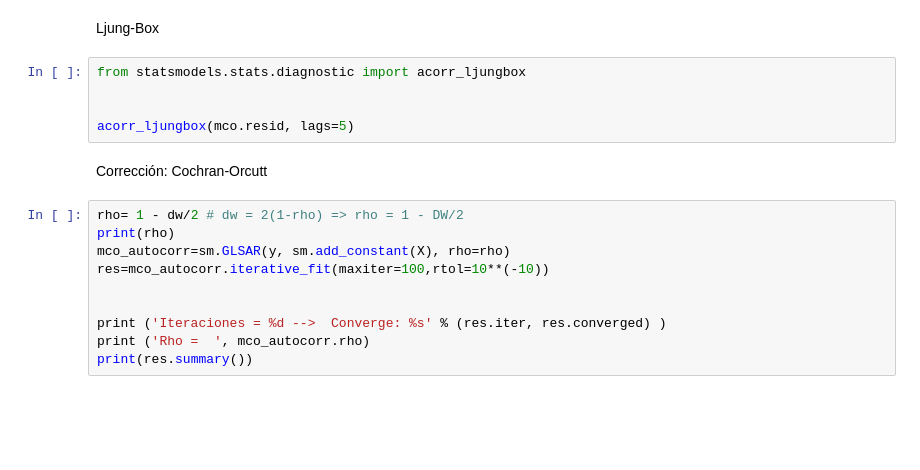
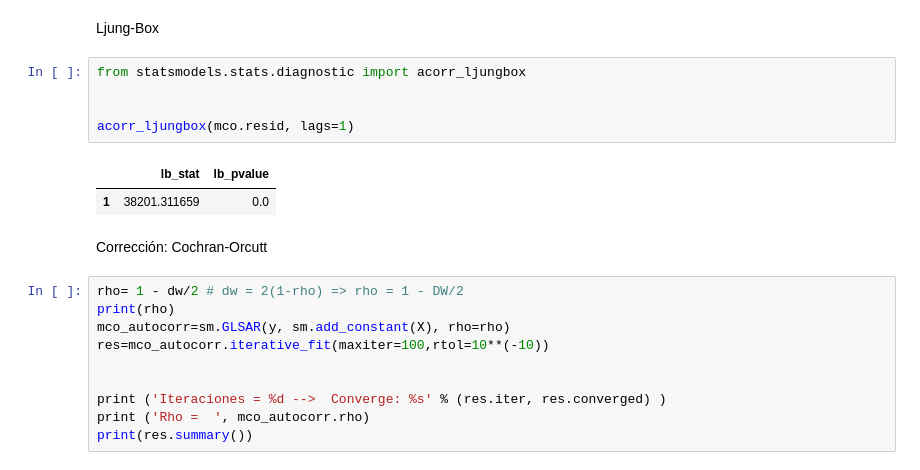
Before and after one commit to vblancoOR/econometria, a Jupyter notebook: Autocorrelacion.ipynb, the cells around one changed output. Saved outputs shown, nothing was run; the diff lists cells and outputs as text; blank space fills up the shorter version.

```diff
--- a/Autocorrelacion.ipynb
+++ b/Autocorrelacion.ipynb
@@ -111,8 +140,11 @@ Ljung-Box
 # %%
 from statsmodels.stats.diagnostic import acorr_ljungbox
 
 
-acorr_ljungbox(mco.resid, lags=5)
+acorr_ljungbox(mco.resid, lags=1)
+# %% [output]
+|  | lb_stat | lb_pvalue |
+| 1 | 38201.311659 | 0.0 |
 # %% [markdown]
 Corrección: Cochran-Orcutt
 # %%
```
Also changed, not shown: parts of 9 cells of this notebook.
